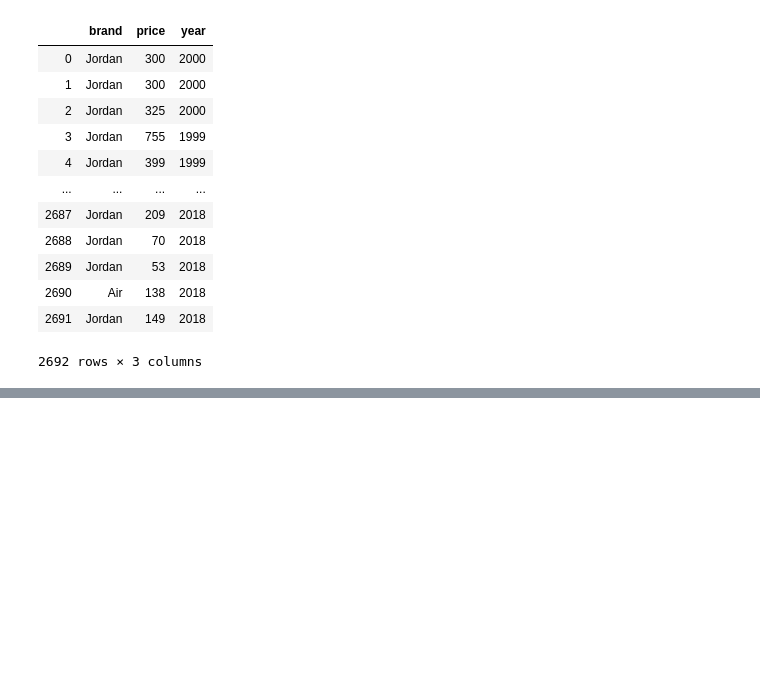
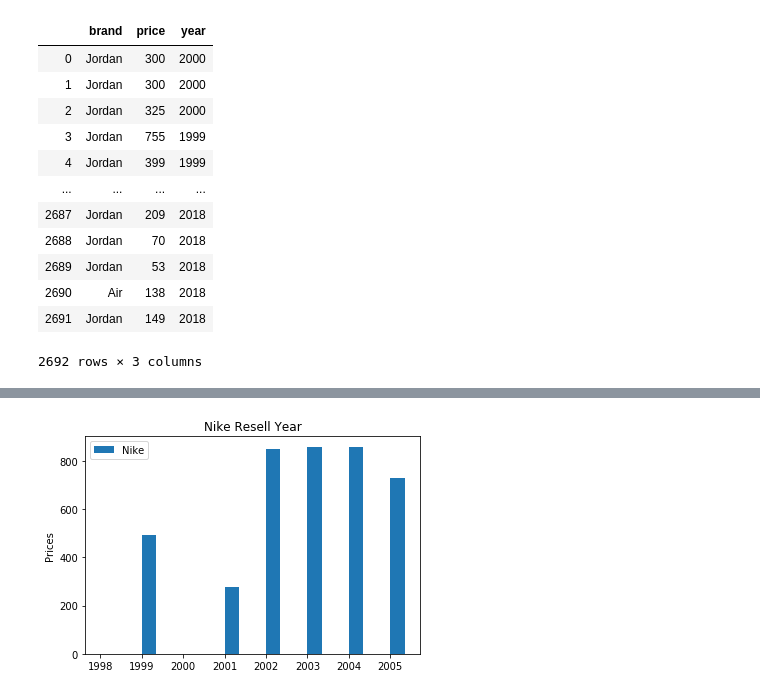
Before and after one commit to GaelGil/web-scraper, a Jupyter notebook: analysis/main_data.ipynb, the cells around one changed output, grey strips where cells are left out. Drawn from its saved outputs; the diff is of its cells as text; code cells hidden in the pictures; blank space fills up the shorter version.

```diff
--- a/analysis/main_data.ipynb
+++ b/analysis/main_data.ipynb
@@ -362,0 +361,18 @@ plt.show()
+# %%
+N = 8
+nike = (0, nike_1999, 0, nike_2001, nike_2002, nike_2003 ,nike_2003, nike_2004)
+
+
+ind = np.arange(N)
+width = 0.35
+plt.bar(ind + width, nike, width,label='Nike')
+
+
+plt.ylabel('Prices')
+plt.title('Nike Resell Year')
+
+plt.xticks(ind + width / 2, ('1998', '1999', '2000', '2001', '2002','2003', '2004', '2005'))
+plt.legend(loc='best')
+plt.show()
+# %% [output]
+[figure, added]
```
Also changed, not shown: parts of 2 cells of this notebook.
